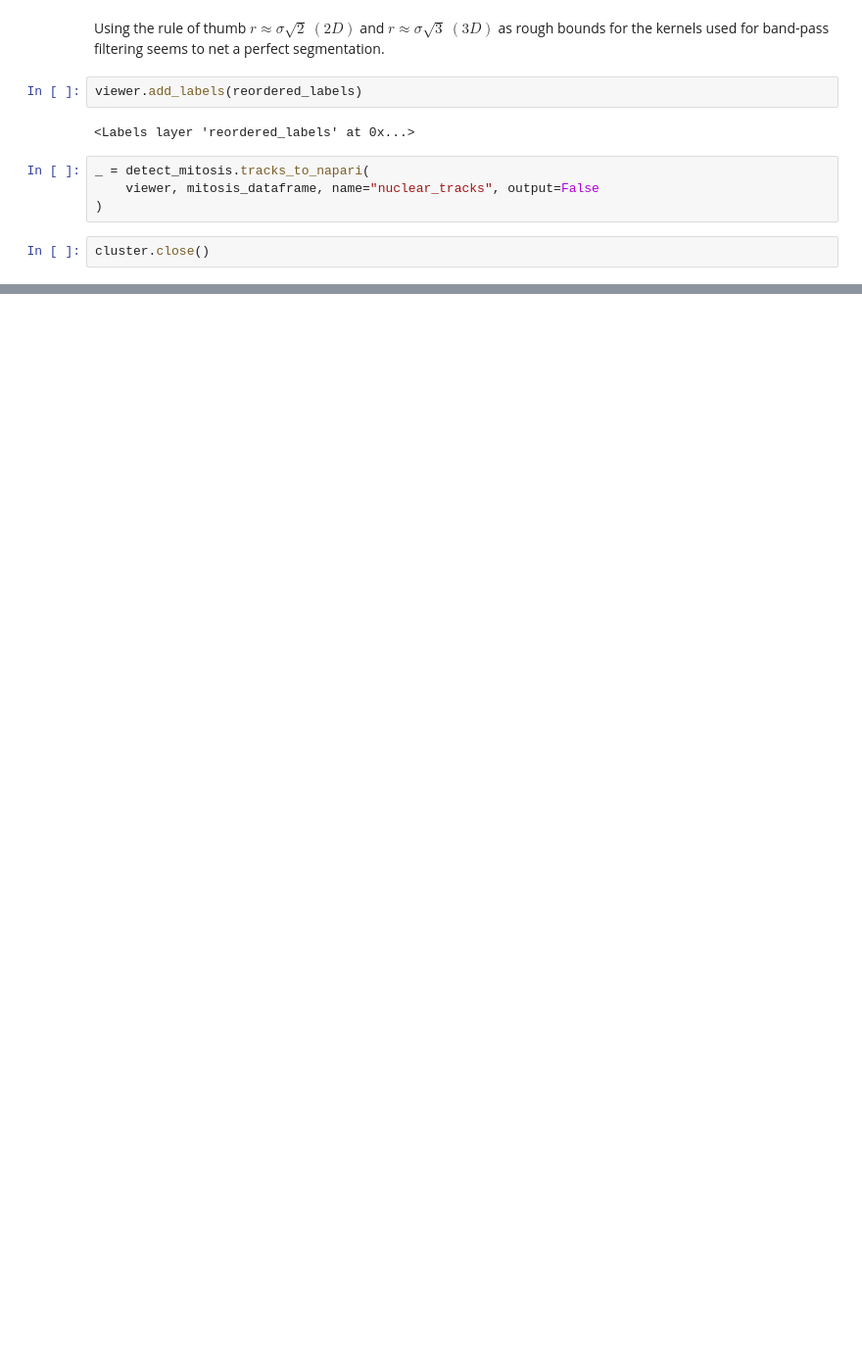
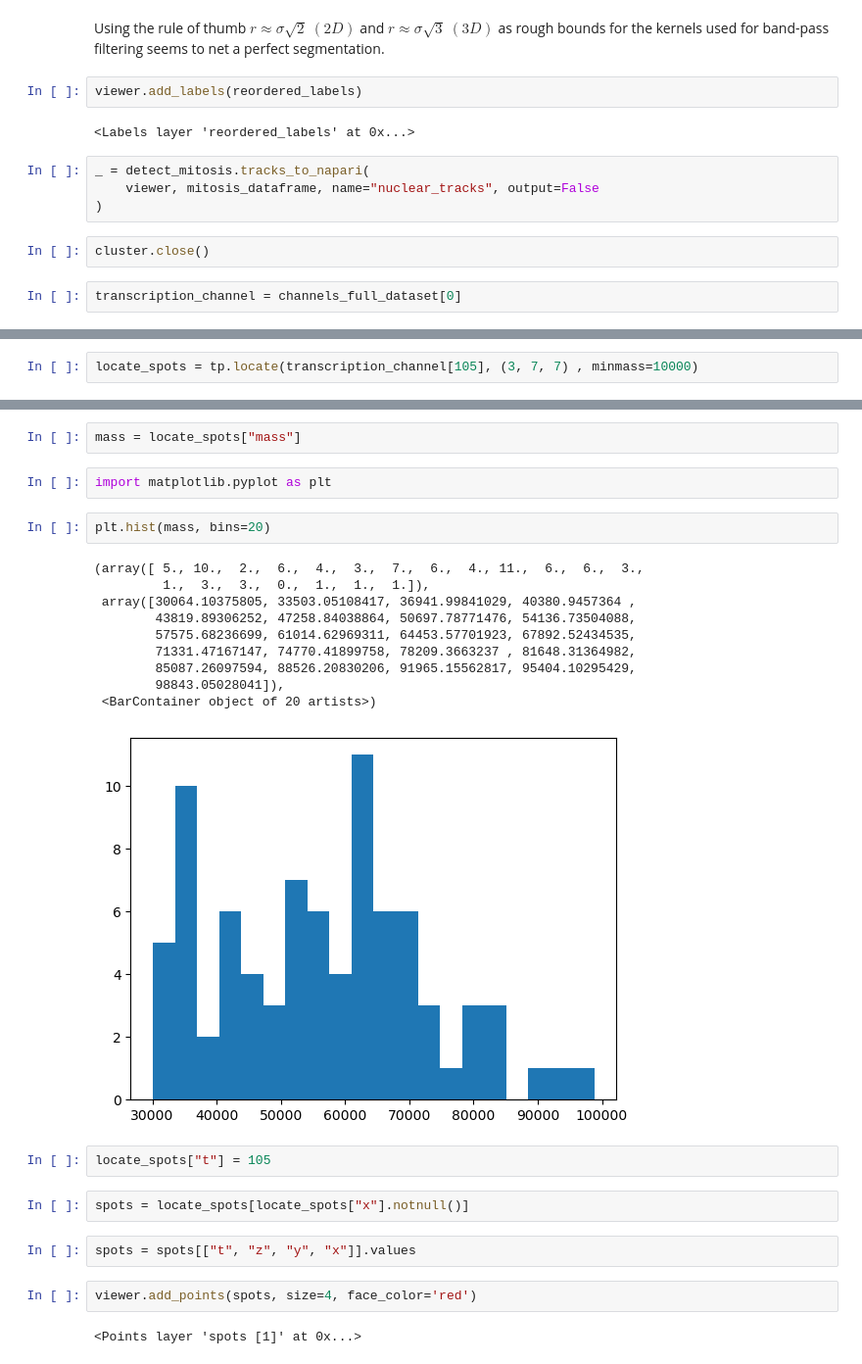
Before and after one commit to GarciaLab/transcription_pipeline, a Jupyter notebook: test.ipynb, the cells around one changed output, grey strips where cells are left out. Shown at 98% size. Drawn from its saved outputs; the diff is of its cells as text; blank space fills up the shorter version.

Commit message:
Tried trackpy.locate on single frame, works pretty well so far. Might need some work filtering outside nucleus and translating to a mask if necessary.

```diff
--- a/test.ipynb
+++ b/test.ipynb
@@ -167,3 +167,5 @@ _ = detect_mitosis.tracks_to_napari(
 )
 # %%
 cluster.close()
+# %%
+transcription_channel = channels_full_dataset[0]
@@ -169,0 +185,2 @@ cluster.close()
+# %%
+locate_spots = tp.locate(transcription_channel[105], (3, 7, 7) , minmass=10000)
@@ -169,0 +203,27 @@ cluster.close()
+# %%
+mass = locate_spots["mass"]
+# %%
+import matplotlib.pyplot as plt
+# %%
+plt.hist(mass, bins=20)
+# %% [output]
+(array([ 5., 10.,  2.,  6.,  4.,  3.,  7.,  6.,  4., 11.,  6.,  6.,  3.,
+         1.,  3.,  3.,  0.,  1.,  1.,  1.]),
+ array([30064.10375805, 33503.05108417, 36941.99841029, 40380.9457364 ,
+        43819.89306252, 47258.84038864, 50697.78771476, 54136.73504088,
+        57575.68236699, 61014.62969311, 64453.57701923, 67892.52434535,
+        71331.47167147, 74770.41899758, 78209.3663237 , 81648.31364982,
+        85087.26097594, 88526.20830206, 91965.15562817, 95404.10295429,
+        98843.05028041]),
+ <BarContainer object of 20 artists>)
+[figure, added]
+# %%
+locate_spots["t"] = 105
+# %%
+spots = locate_spots[locate_spots["x"].notnull()]
+# %%
+spots = spots[["t", "z", "y", "x"]].values
+# %%
+viewer.add_points(spots, size=4, face_color='red')
+# %% [output]
+<Points layer 'spots [1]' at 0x...>
```
Also changed, not shown: parts of 4 cells of this notebook.
